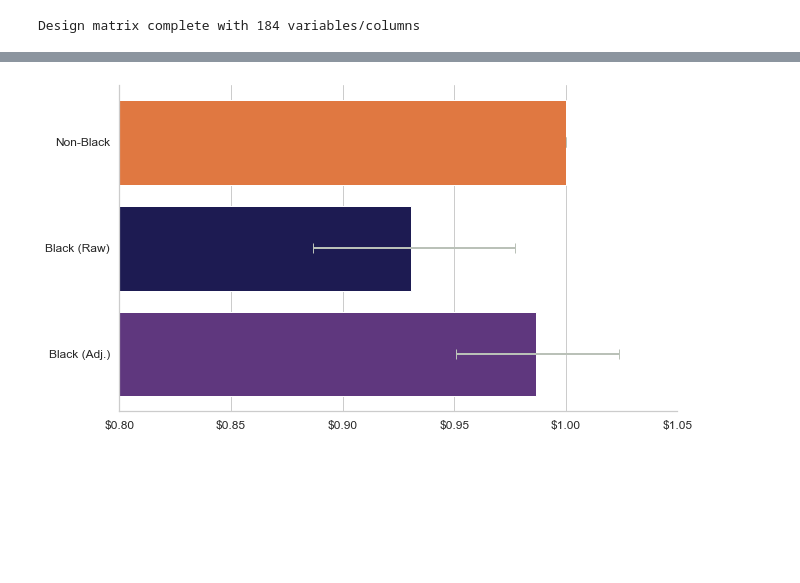
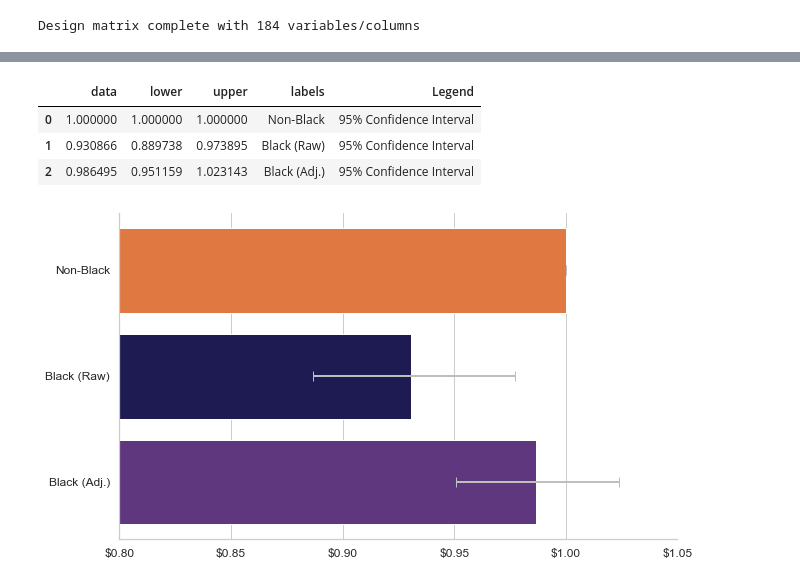
Before and after one commit to whoisnnamdi/black-dev-2020, a Jupyter notebook: code/pay.ipynb, the cells around one changed output, grey strips where cells are left out. Drawn from its saved outputs; the diff is of its cells as text; code cells hidden in the pictures; blank space fills up the shorter version.

```diff
--- a/code/pay.ipynb
+++ b/code/pay.ipynb
@@ -58,7 +53,17 @@ labels = ["Non-Black", "Black (Raw)", "Black (Adj.)"]
 colors = ["#fa7026", "#14125b", "#612b8a"]
 # %%
 data_plot = pd.DataFrame({"data": [1.0, np.exp(results["coef_raw"][0]), np.exp(results["coef_ds"][0])],
-                          "labels": ["Non-Black", "Black (Raw)", "Black (Adj.)"]})
+                          "lower": [1.0, np.exp(results["lower_raw"])[0], np.exp(results["lower_ds"])[0]],
+                          "upper": [1.0, np.exp(results["upper_raw"])[0], np.exp(results["upper_ds"])[0]],
+                          "labels": ["Non-Black", "Black (Raw)", "Black (Adj.)"],
+                          "Legend": ["95% Confidence Interval"] * 3})
+# %%
+data_plot
+# %% [output]
+|  | data | lower | upper | labels | Legend |
+| 0 | 1.000000 | 1.000000 | 1.000000 | Non-Black | 95% Confidence Interval |
+| 1 | 0.930866 | 0.889738 | 0.973895 | Black (Raw) | 95% Confidence Interval |
+| 2 | 0.986495 | 0.951159 | 1.023143 | Black (Adj.) | 95% Confidence Interval |
 # %%
 palette = sns.color_palette(["#fa7026", "#14125b", "#612b8a"])
 # %%
```
Also changed, not shown: parts of 8 cells of this notebook.
